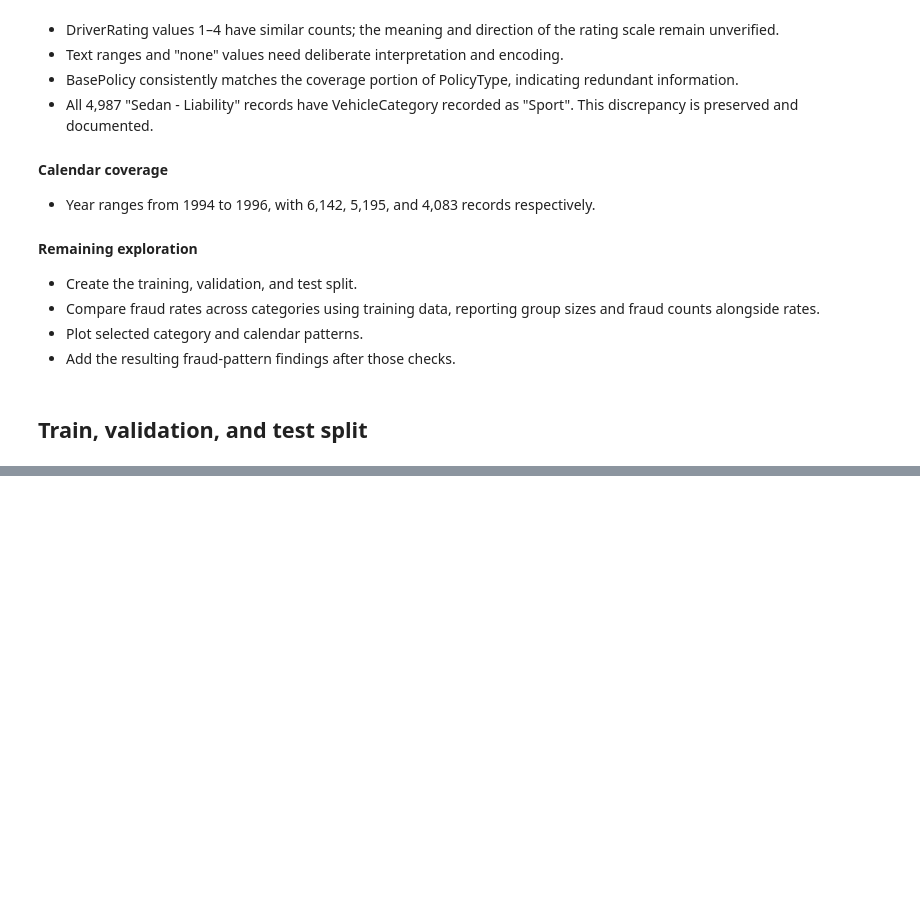
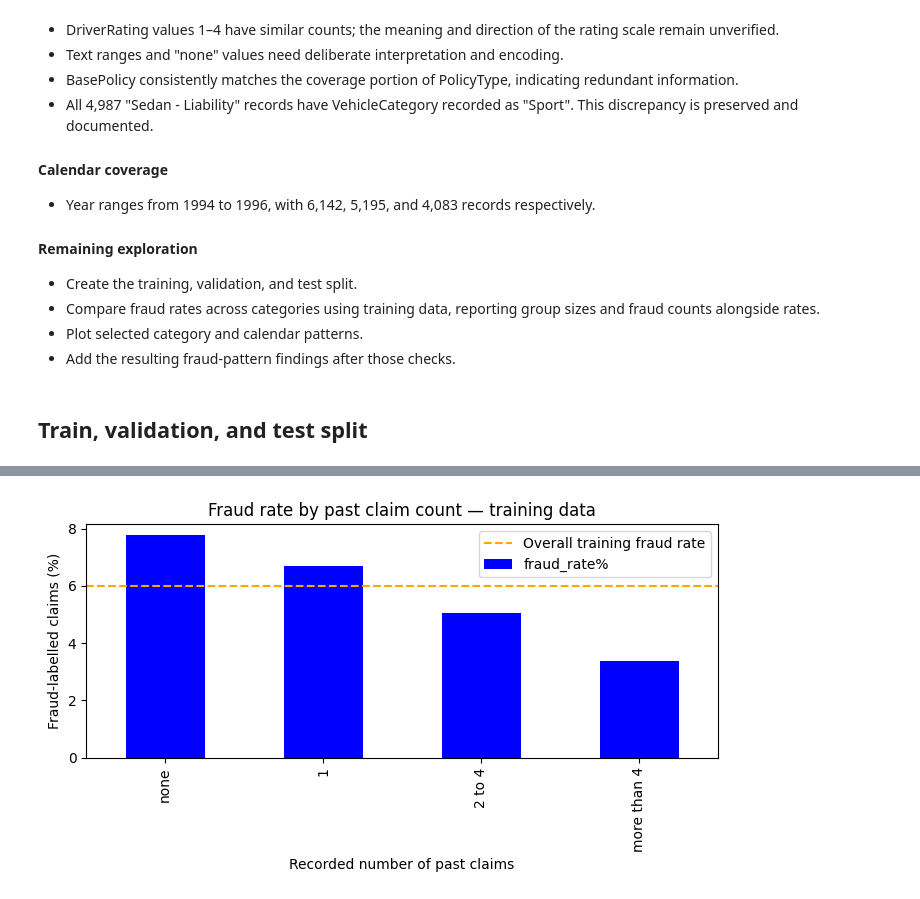
Before and after one commit to WhySoSerious404/trust-safety-analytics, a Jupyter notebook: 01-fraud-detection/fraud_detection.ipynb, the cells around one changed output, grey strips where cells are left out. Drawn from its saved outputs; the diff is of its cells as text; code cells hidden in the pictures; blank space fills up the shorter version.

```diff
--- a/01-fraud-detection/fraud_detection.ipynb
+++ b/01-fraud-detection/fraud_detection.ipynb
@@ -386,0 +530,15 @@ pd.crosstab(df["PolicyType"], df["BasePolicy"])
+# %%
+past_claims_summary = (
+    train_df.groupby("PastNumberOfClaims")["FraudFound_P"]
+    .agg(
+        records="size",
+        fraud_cases="sum",
+        fraud_rate="mean"
+    )
+)
+
+past_claims_summary["fraud_rate%"] = (
+    past_claims_summary["fraud_rate"] * 100
+)
+
+past_claims_summary[["records", "fraud_cases", "fraud_rate%"]]
@@ -386,0 +601,31 @@ pd.crosstab(df["PolicyType"], df["BasePolicy"])
+# %%
+claim_order = ["none", "1", "2 to 4", "more than 4"]
+
+ax = (
+    past_claims_summary["fraud_rate%"]
+    .reindex(claim_order)
+    .plot(
+        kind="bar",
+        color="blue",
+        figsize=(7, 4),
+        legend=False
+    )
+)
+
+ax.axhline(
+    train_df["FraudFound_P"].mean() * 100,
+    color="orange",
+    linestyle="--",
+    label="Overall training fraud rate"
+)
+
+ax.set_title("Fraud rate by past claim count — training data")
+ax.set_xlabel("Recorded number of past claims")
+ax.set_ylabel("Fraud-labelled claims (%)")
+ax.set_ylim(bottom=0)
+ax.legend()
+
+plt.tight_layout()
+plt.show()
+# %% [output]
+[figure, added]
```
Also changed, not shown: parts of 35 cells of this notebook.
